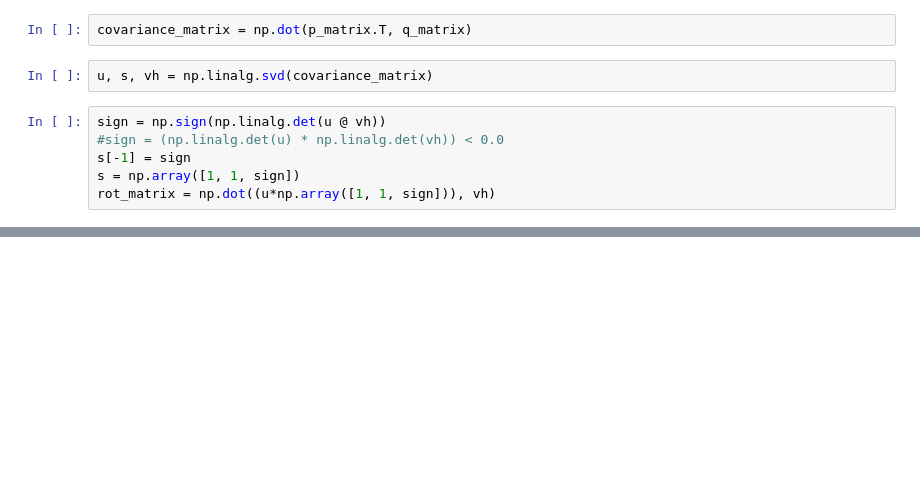
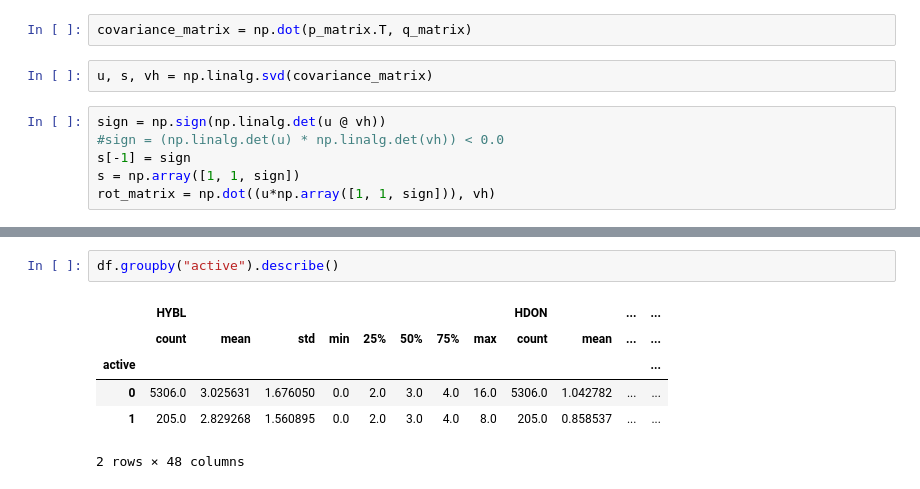
Before and after one commit to latticetower/smiles-against-covid, a Jupyter notebook: notebooks/pharmacophore-aligner.ipynb, the cells around one changed output, grey strips where cells are left out. Saved outputs shown, nothing was run; the diff lists cells and outputs as text; blank space fills up the shorter version.

```diff
--- a/notebooks/pharmacophore-aligner.ipynb
+++ b/notebooks/pharmacophore-aligner.ipynb
@@ -190,0 +388,9 @@ np.sqrt(np.mean((p_matrix - q_matrix)**2))
+# %%
+df.groupby("active").describe()
+# %% [output]
+|  | HYBL |  |  |  |  |  |  |  | HDON |  | ... | ... |
+|  | count | mean | std | min | 25% | 50% | 75% | max | count | mean | ... | ... |
+| active |  |  |  |  |  |  |  |  |  |  |  | ... |
+| 0 | 5306.0 | 3.025631 | 1.676050 | 0.0 | 2.0 | 3.0 | 4.0 | 16.0 | 5306.0 | 1.042782 | ... | ... |
+| 1 | 205.0 | 2.829268 | 1.560895 | 0.0 | 2.0 | 3.0 | 4.0 | 8.0 | 205.0 | 0.858537 | ... | ... |
+2 rows × 48 columns
```
Also changed, not shown: parts of 18 cells of this notebook, 1 other file.
